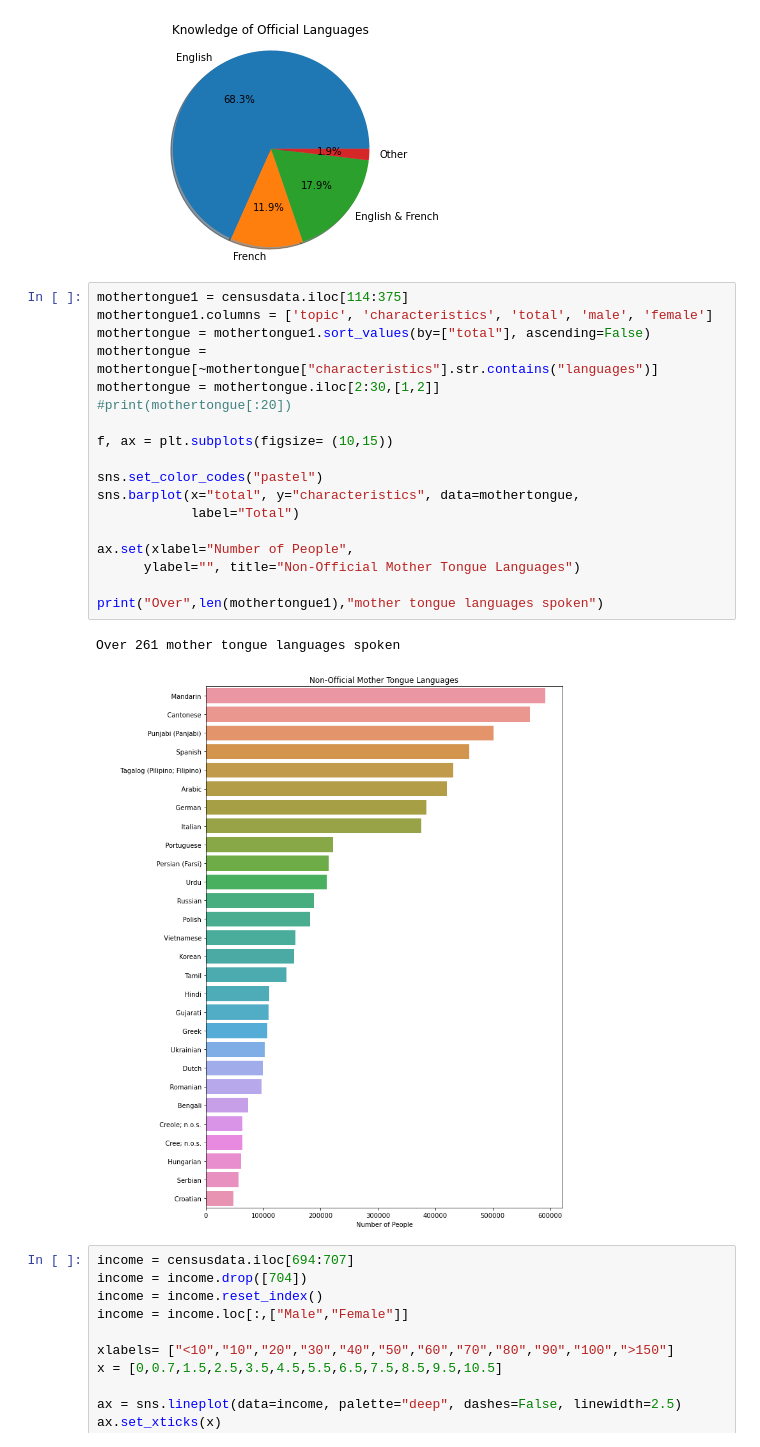
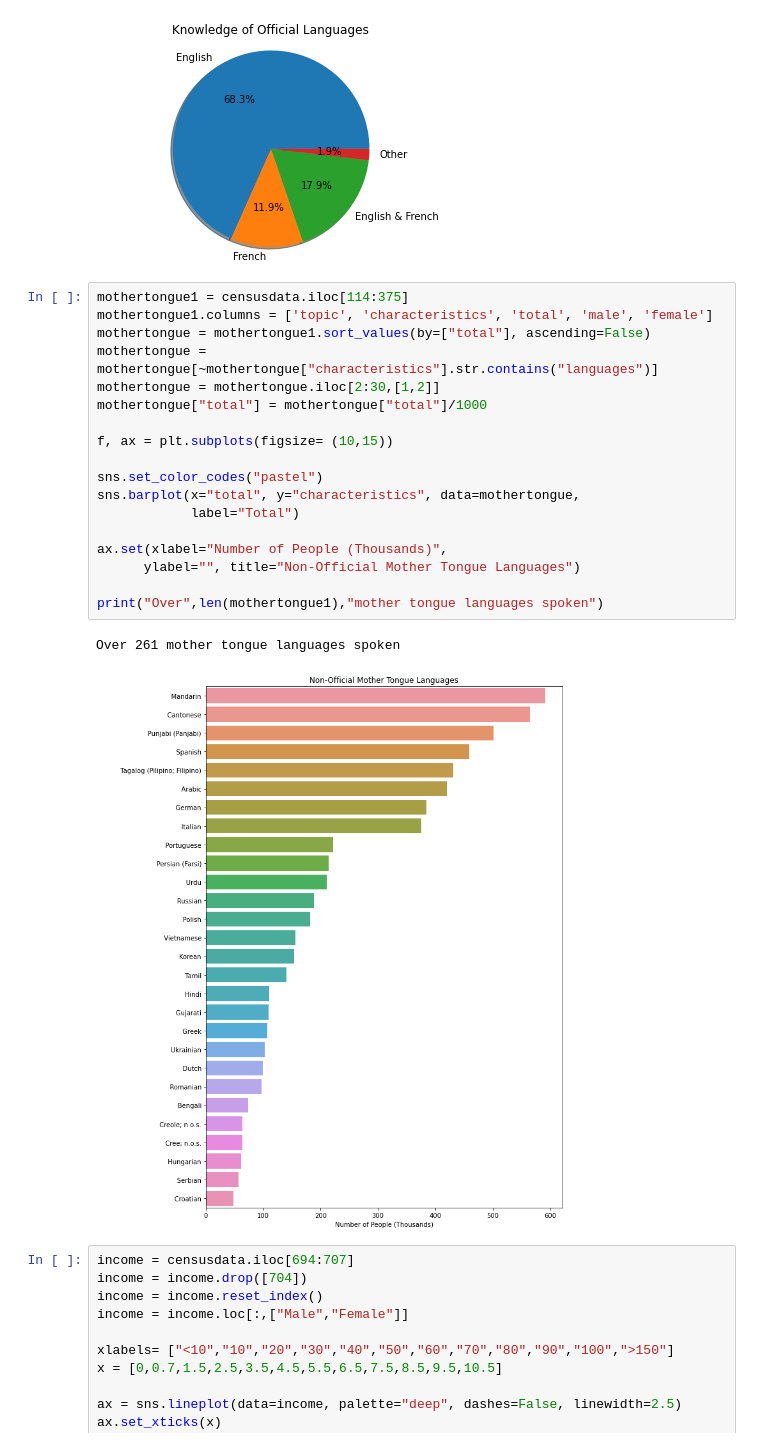
Before and after one commit to PerryGraham/Canadian-Census-EDA, a Jupyter notebook: Canada_EDA.ipynb, the cells around one changed output. Cells and saved outputs as stored; diff of their text form.

```diff
--- a/Canada_EDA.ipynb
+++ b/Canada_EDA.ipynb
@@ -85,24 +70,24 @@ plt.show()
 # %%
 mothertongue1 = censusdata.iloc[114:375]
 mothertongue1.columns = ['topic', 'characteristics', 'total', 'male', 'female']
 mothertongue = mothertongue1.sort_values(by=["total"], ascending=False)
 mothertongue = mothertongue[~mothertongue["characteristics"].str.contains("languages")]
 mothertongue = mothertongue.iloc[2:30,[1,2]]
-#print(mothertongue[:20])
+mothertongue["total"] = mothertongue["total"]/1000
 
 f, ax = plt.subplots(figsize= (10,15))
 
 sns.set_color_codes("pastel")
 sns.barplot(x="total", y="characteristics", data=mothertongue,
             label="Total")
 
-ax.set(xlabel="Number of People",
+ax.set(xlabel="Number of People (Thousands)",
       ylabel="", title="Non-Official Mother Tongue Languages")
 
 print("Over",len(mothertongue1),"mother tongue languages spoken")
 # %% [output]
 Over 261 mother tongue languages spoken
-[figure, old version]
+[figure, new version]
 # %%
 income = censusdata.iloc[694:707]
 income = income.drop([704])
```
Also changed, not shown: parts of 8 cells of this notebook.
